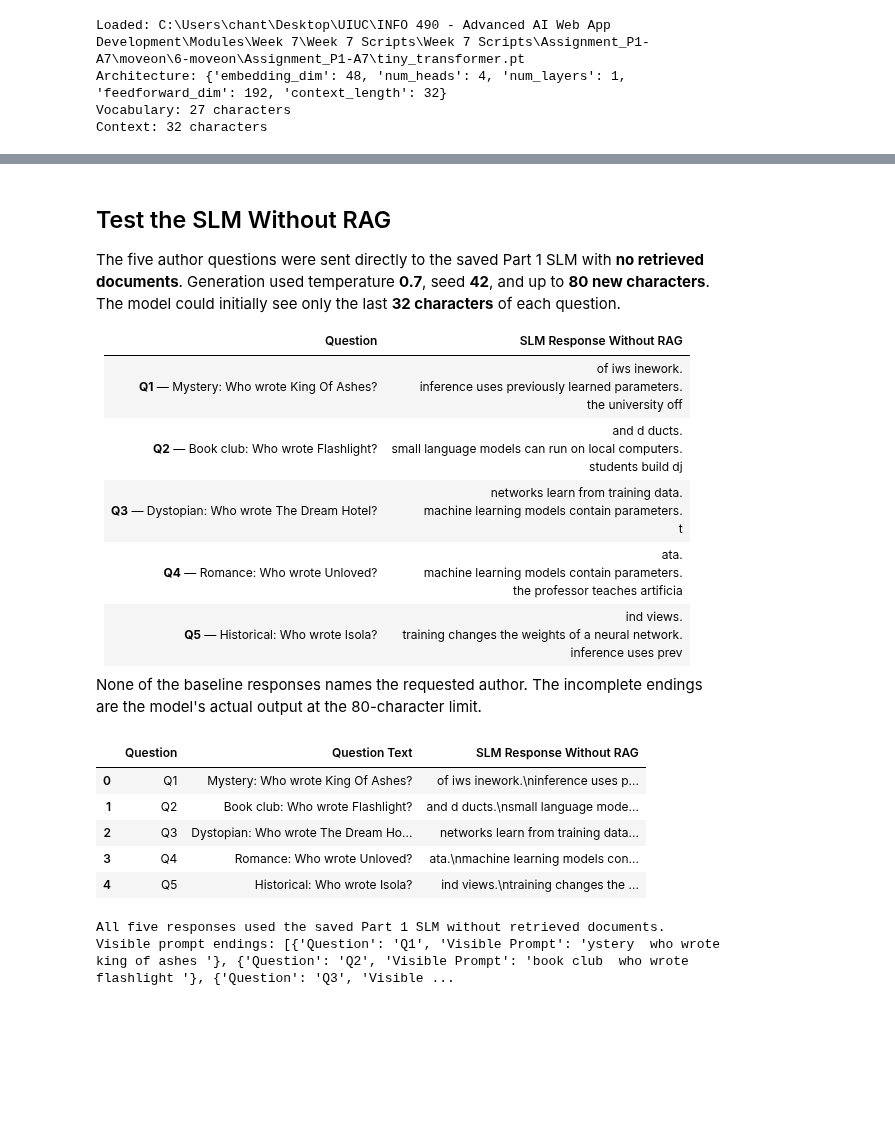
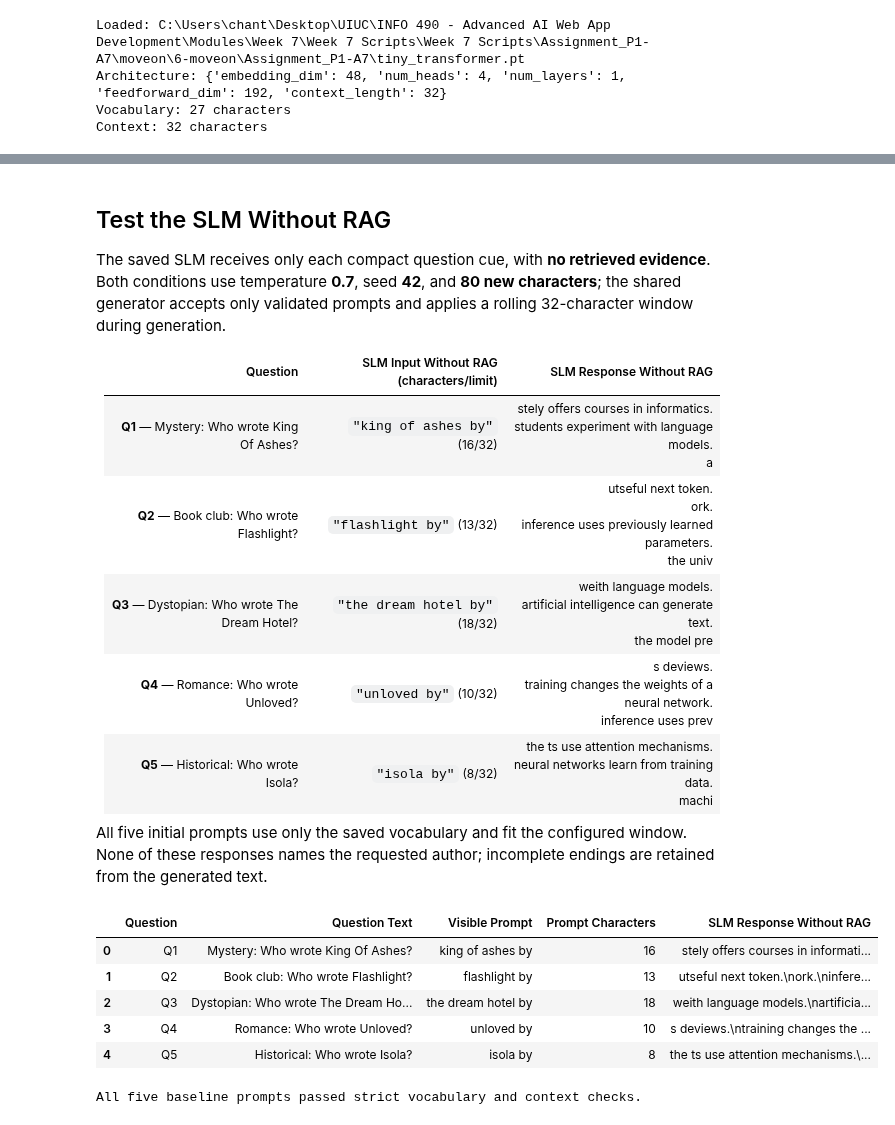
Before and after one commit to AnniecTW/6-moveon, a Jupyter notebook: Assignment_P1-A7/assignment_P1-A7_RAG.ipynb, the cells around one changed output, grey strips where cells are left out. Drawn from its saved outputs; the diff is of its cells as text; code cells hidden in the pictures; blank space fills up the shorter version.

```diff
--- a/Assignment_P1-A7/assignment_P1-A7_RAG.ipynb
+++ b/Assignment_P1-A7/assignment_P1-A7_RAG.ipynb
@@ -121,69 +218,55 @@ The correct authors are stored in the separate JSON knowledge base. Baseline pro
 # %% [markdown]
 ## Test the SLM Without RAG
 
-The five author questions were sent directly to the saved Part 1 SLM with **no retrieved documents**. Generation used temperature **0.7**, seed **42**, and up to **80 new characters**. The model could initially see only the last **32 characters** of each question.
+The saved SLM receives only each compact question cue, with **no retrieved evidence**. Both conditions use temperature **0.7**, seed **42**, and **80 new characters**; the shared generator accepts only validated prompts and applies a rolling 32-character window during generation.
 
-| Question | SLM Response Without RAG |
-|---|---|
-| **Q1** — Mystery: Who wrote King Of Ashes? | of iws inework.<br>inference uses previously learned parameters.<br>the university off |
-| **Q2** — Book club: Who wrote Flashlight? | and d ducts.<br>small language models can run on local computers.<br>students build dj |
-| **Q3** — Dystopian: Who wrote The Dream Hotel? | networks learn from training data.<br>machine learning models contain parameters.<br>t |
-| **Q4** — Romance: Who wrote Unloved? | ata.<br>machine learning models contain parameters.<br>the professor teaches artificia |
-| **Q5** — Historical: Who wrote Isola? | ind views.<br>training changes the weights of a neural network.<br>inference uses prev |
+| Question | SLM Input Without RAG (characters/limit) | SLM Response Without RAG |
+|---|---|---|
+| **Q1** — Mystery: Who wrote King Of Ashes? | `"king of ashes by"` (16/32) | stely offers courses in informatics.<br>students experiment with language models.<br>a |
+| **Q2** — Book club: Who wrote Flashlight? | `"flashlight by"` (13/32) | utseful next token.<br>ork.<br>inference uses previously learned parameters.<br>the univ |
+| **Q3** — Dystopian: Who wrote The Dream Hotel? | `"the dream hotel by"` (18/32) | weith language models.<br>artificial intelligence can generate text.<br>the model pre |
+| **Q4** — Romance: Who wrote Unloved? | `"unloved by"` (10/32) | s deviews.<br>training changes the weights of a neural network.<br>inference uses prev |
+| **Q5** — Historical: Who wrote Isola? | `"isola by"` (8/32) | the ts use attention mechanisms.<br>neural networks learn from training data.<br>machi |
 
-None of the baseline responses names the requested author. The incomplete endings are the model's actual output at the 80-character limit.
+All five initial prompts use only the saved vocabulary and fit the configured window. None of these responses names the requested author; incomplete endings are retained from the generated text.
 # %%
-# Baseline: use the loaded Part 1 SLM only. No retrieval or knowledge-base text.
+# Baseline: use only the same compact question cue later used by RAG.
 BASELINE_QUESTIONS = [
     ("Q1", "Mystery: Who wrote King Of Ashes?"),
     ("Q2", "Book club: Who wrote Flashlight?"),
     ("Q3", "Dystopian: Who wrote The Dream Hotel?"),
     ("Q4", "Romance: Who wrote Unloved?"),
     ("Q5", "Historical: Who wrote Isola?"),
 ]
 
-def prepare_slm_prompt(question):
-    # The checkpoint vocabulary has only 27 characters; replace unsupported characters with spaces.
-    normalized = question.lower()
-    fallback = " " if " " in stoi else chars[0]
-    normalized = "".join(character if character in stoi else fallback for character in normalized)
-    return normalized[-CONTEXT_LENGTH:]
-
-@torch.no_grad()
-def generate_baseline(question, max_new_characters=MAX_NEW_CHARACTERS, temperature=TEMPERATURE, seed=SEED):
-    if temperature <= 0:
-        raise ValueError("Temperature must be positive.")
-    visible_prompt = prepare_slm_prompt(question)
-    ids = torch.tensor([[stoi[character] for character in visible_prompt]], dtype=torch.long, device=DEVICE)
-    model.eval()
-    torch.manual_seed(seed)
-    generated = []
-    for _ in range(max_new_characters):
-        logits = model(ids[:, -CONTEXT_LENGTH:])[:, -1, :] / temperature
-        next_id = torch.multinomial(F.softmax(logits, dim=-1), num_samples=1)
-        ids = torch.cat((ids, next_id), dim=1)
-        generated.append(itos[next_id.item()])
-    return "".join(generated).strip(), visible_prompt
-
 baseline_rows = []
 for question_id, question in BASELINE_QUESTIONS:
-    response, visible_prompt = generate_baseline(question)
-    baseline_rows.append({"Question": question_id, "Question Text": question,
-                          "SLM Response Without RAG": response, "Visible Prompt": visible_prompt})
+    question_cue, normalization = compact_author_question(question)
+    result = generate_slm(question_cue)
+    baseline_rows.append({
+        "Question": question_id,
+        "Question Text": question,
+        "Question Cue": question_cue,
+        "Question Normalization": normalization,
+        "SLM Response Without RAG": result["response"],
+        "Visible Prompt": result["visible_prompt"],
+        "Prompt Characters": result["prompt_characters"],
+        "Vocabulary Valid": result["vocabulary_valid"],
+        "Max Model Input Characters": result["max_model_input_characters"],
+    })
 
 baseline_df = pd.DataFrame(baseline_rows)
-display(baseline_df[["Question", "Question Text", "SLM Response Without RAG"]])
-print("All five responses used the saved Part 1 SLM without retrieved documents.")
-print("Visible prompt endings:", baseline_df[["Question", "Visible Prompt"]].to_dict("records"))
+display(baseline_df[["Question", "Question Text", "Visible Prompt",
+                     "Prompt Characters", "SLM Response Without RAG"]])
+print("All five baseline prompts passed strict vocabulary and context checks.")
 # %% [output]
-|  | Question | Question Text | SLM Response Without RAG |
-| 0 | Q1 | Mystery: Who wrote King Of Ashes? | of iws inework.\ninference uses p... |
-| 1 | Q2 | Book club: Who wrote Flashlight? | and d ducts.\nsmall language mode... |
-| 2 | Q3 | Dystopian: Who wrote The Dream Ho... | networks learn from training data... |
-| 3 | Q4 | Romance: Who wrote Unloved? | ata.\nmachine learning models con... |
-| 4 | Q5 | Historical: Who wrote Isola? | ind views.\ntraining changes the ... |
+|  | Question | Question Text | Visible Prompt | Prompt Characters | SLM Response Without RAG |
+| 0 | Q1 | Mystery: Who wrote King Of Ashes? | king of ashes by | 16 | stely offers courses in informati... |
+| 1 | Q2 | Book club: Who wrote Flashlight? | flashlight by | 13 | utseful next token.\nork.\ninfere... |
+| 2 | Q3 | Dystopian: Who wrote The Dream Ho... | the dream hotel by | 18 | weith language models.\nartificia... |
+| 3 | Q4 | Romance: Who wrote Unloved? | unloved by | 10 | s deviews.\ntraining changes the ... |
+| 4 | Q5 | Historical: Who wrote Isola? | isola by | 8 | the ts use attention mechanisms.\... |
-All five responses used the saved Part 1 SLM without retrieved documents.
-Visible prompt endings: [{'Question': 'Q1', 'Visible Prompt': 'ystery  who wrote king of ashes '}, {'Question': 'Q2', 'Visible Prompt': 'book club  who wrote flashlight '}, {'Question': 'Q3', 'Visible ...
+All five baseline prompts passed strict vocabulary and context checks.
 # %% [markdown]
 ## Applying RAG to the SLM
 
```
Also changed, not shown: parts of 9 cells of this notebook, 1 other file.
